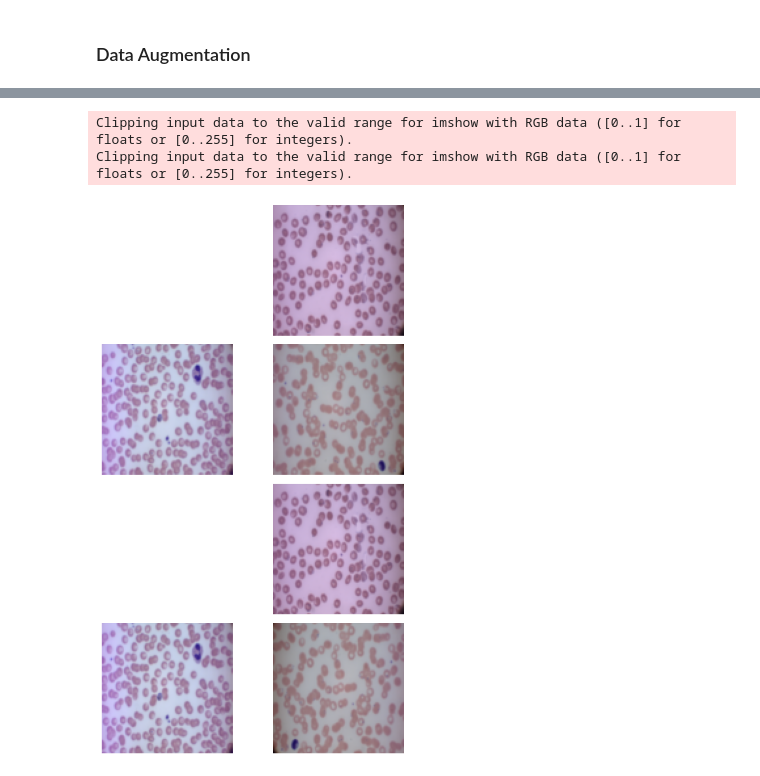
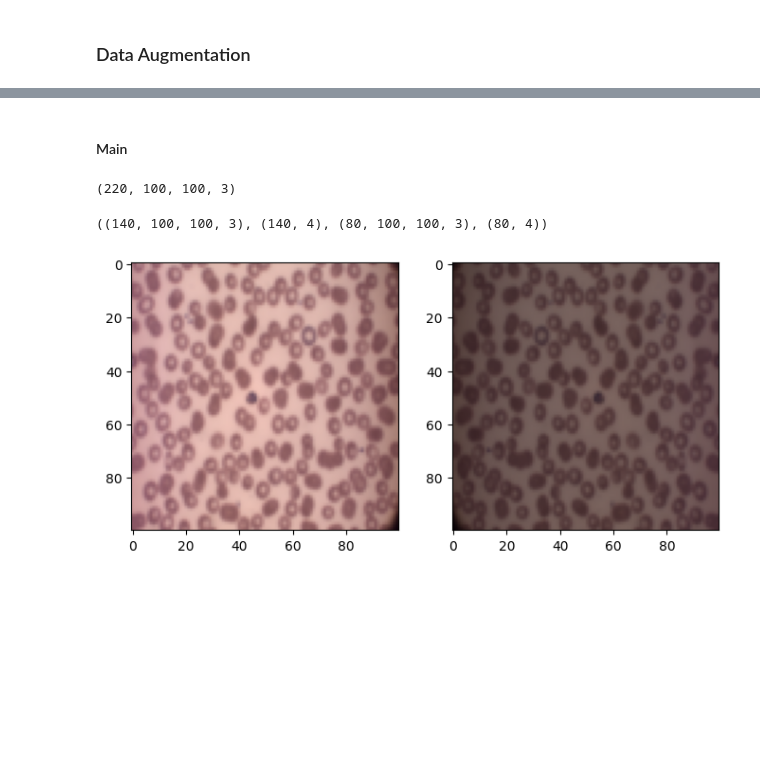
Before and after one commit to pmachado333/Malaria_Tracker, a Jupyter notebook: jupyter_notebook/kjetil_images.ipynb, the cells around one changed output, grey strips where cells are left out. Saved outputs shown, nothing was run; the diff lists cells and outputs as text; code cells hidden in the pictures; blank space fills up the shorter version.

```diff
--- a/jupyter_notebook/kjetil_images.ipynb
+++ b/jupyter_notebook/kjetil_images.ipynb
@@ -328,10 +325,2 @@ plot_history(history)
 # %% [markdown]
 ### Data Augmentation
-# %%
-from tensorflow.keras.preprocessing.image import ImageDataGenerator
-
-datagen = ImageDataGenerator(
-    horizontal_flip = True,
-    )
-
-datagen.fit(X_train)
@@ -345,22 +327,46 @@ X_augmented_iterator
-# %%
-import numpy as np
-import matplotlib.pyplot as plt
-
-fig, axes = plt.subplots(4, 2, figsize=(7, 10))
-
-for i, (raw_image, augmented_image) in enumerate(zip(X_train, X_augmented_iterator)):
-    if i >= 4:
-        break
-    row = i // 2
-    col = i % 2
-    axes[row, col].imshow(raw_image)
-    axes[row, col].axis('off')
-    axes[row+2, col].imshow(augmented_image[0])  # Assuming augmented_image is a single image
-    axes[row+2, col].axis('off')
-
-plt.tight_layout()
-plt.show()
-# %% [output]
-Clipping input data to the valid range for imshow with RGB data ([0..1] for floats or [0..255] for integers).
-Clipping input data to the valid range for imshow with RGB data ([0..1] for floats or [0..255] for integers).
-[figure, removed]
+# %% [markdown]
+#### Main
+# %%
+X_train.shape
+# %% [output]
+(220, 100, 100, 3)
+# %%
+#Step1 - Split Train-VaL
+
+random_indices = np.random.permutation(X_train.shape[0])
+selected_indices = random_indices[:140]
+X_tr = X_train[selected_indices]
+y_tr = y_cat_train[selected_indices]
+X_val = np.delete(X_train, selected_indices, axis=0)
+y_val = np.delete(y_cat_train, selected_indices, axis=0)
+
+X_tr.shape, y_tr.shape, X_val.shape, y_val.shape
+# %% [output]
+((140, 100, 100, 3), (140, 4), (80, 100, 100, 3), (80, 4))
+# %%
+#Step2 - Define data generator and aug_var
+
+from tensorflow.keras.preprocessing.image import ImageDataGenerator
+
+datagen = ImageDataGenerator(
+    brightness_range=(0,2),
+    horizontal_flip = True
+    )
+
+data_aug = datagen.flow(X_tr, y_tr, batch_size=1, shuffle=False) #Create the augmented variables
+data_val = datagen.flow(X_val, y_val, batch_size=1, shuffle=False)
+# %%
+#Step3 - Visualize the augmentation
+
+for i, (raw_image, augmented_element) in enumerate(zip(X_tr, data_aug)):
+    _, (ax1, ax2) = plt.subplots(1, 2, figsize=(8, 8))
+    aug_var = augmented_element[0].squeeze()
+    ax1.imshow(raw_image.astype(np.uint8))
+    ax2.imshow(aug_var.astype(np.uint8))
+    plt.show()
+
+    if i > 10:
+        break
+    break
+# %% [output]
+[figure, added]
```
Also changed, not shown: parts of 29 cells of this notebook, 1 other file.
